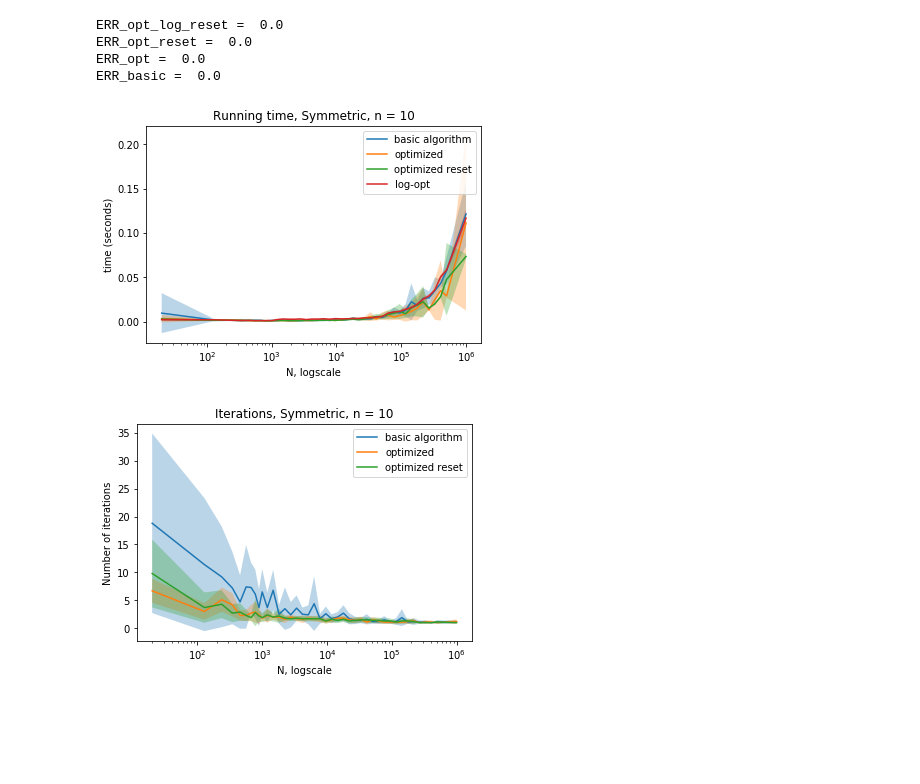
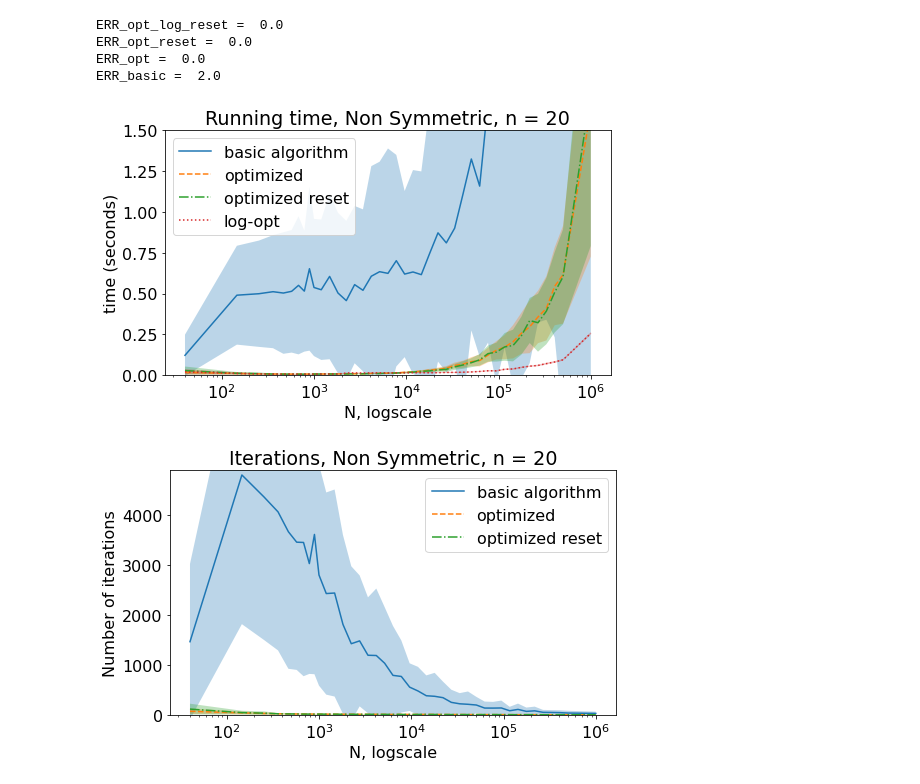
Before and after one commit to FraCose/Recombination_Random_Algos, a Jupyter notebook: Comparison_random_algos.ipynb, the cells around one changed output. Cells and saved outputs as stored; diff of their text form; code cells hidden in the pictures; blank space fills up the shorter version.

```diff
--- a/Comparison_random_algos.ipynb
+++ b/Comparison_random_algos.ipynb
@@ -5,8 +5,8 @@ import recombination as rb
 # the running time of the notebook could be quite long (about 1 hour).
 # it is suggested to try with a sample value of 10 to experiment.
 
-n = [10]
-sample = 10
+n = [20]
+sample = 70
 # %%
 N = np.linspace(2*n[0],1000,10)
 N = np.append(N,np.geomspace(1200,500000,30))
@@ -115,80 +98,84 @@ print("ERR_basic = ", np.max(ERR_basic))
 ERR_opt_log_reset =  0.0
 ERR_opt_reset =  0.0
 ERR_opt =  0.0
-ERR_basic =  0.0
+ERR_basic =  2.0
 # %%
 import matplotlib.pyplot as plt
+plt.rcParams.update({'font.size': 16})
+plt.figure(figsize=(8,4.5))
 
 x = N
 
-plt.plot(x, np.mean(t_basic,axis=2)[0], label = "basic algorithm")
+plt.plot(x, np.mean(t_basic,axis=2)[0], label = "basic algorithm", linestyle='-')
 plt.fill_between(x,
                  np.mean(t_basic,axis=2)[0]-np.std(t_basic,axis=2)[0],
                  np.mean(t_basic,axis=2)[0]+np.std(t_basic,axis=2)[0],
                  alpha=0.3)
 
 
-plt.plot(x, np.mean(t_opt,axis=2)[0], label = "optimized")
+plt.plot(x, np.mean(t_opt,axis=2)[0], label = "optimized", linestyle='--')
 plt.fill_between(x,
                  np.mean(t_opt,axis=2)[0]-np.std(t_opt,axis=2)[0],
                  np.mean(t_opt,axis=2)[0]+np.std(t_opt,axis=2)[0],
                  alpha=0.3)
 
-plt.plot(x, np.mean(t_opt_reset,axis=2)[0], label = "optimized reset")
+plt.plot(x, np.mean(t_opt_reset,axis=2)[0], label = "optimized reset", linestyle='-.')
 plt.fill_between(x,
                  np.mean(t_opt_reset,axis=2)[0]-np.std(t_opt_reset,axis=2)[0],
                  np.mean(t_opt_reset,axis=2)[0]+np.std(t_opt_reset,axis=2)[0],
                  alpha=0.3)
 
-plt.plot(x, np.mean(t_opt_log_reset,axis=2)[0], label = "log-opt")
+plt.plot(x, np.mean(t_opt_log_reset,axis=2)[0], label = "log-opt", linestyle=':')
 plt.fill_between(x,
                  np.mean(t_opt_log_reset,axis=2)[0]-np.std(t_opt_log_reset,axis=2)[0],
                  np.mean(t_opt_log_reset,axis=2)[0]+np.std(t_opt_log_reset,axis=2)[0],
                  alpha=0.3)
 
 plt.legend()
-# plt.ylim([0,0.01])
+plt.ylim([0,1.5])
 plt.xscale('log')
 # Symmetric or not depending on the distirbution of the points chosen before
-plt.title('Running time, Symmetric, n = '+str(n[0]))
+plt.title('Running time, Non Symmetric, n = '+str(n[0]))
 plt.xlabel('N, logscale')
 plt.ylabel('time (seconds)')
-# plt.savefig('bVSo_std_n20_symmetric_70sample_time.pdf', bbox_inches='tight')
+# plt.savefig('bVSo_std_n20_NONsymmetric_70sample_time.pdf', bbox_inches='tight')
 plt.show()
 # %% [output]
-[figure, old version]
+[figure, new version]
 # %%
 import matplotlib.pyplot as plt
+plt.rcParams.update({'font.size': 16})
+plt.figure(figsize=(8,4.5))
 
 x = N
 
-plt.plot(x, np.mean(iterations_basic,axis=2)[0], label = "basic algorithm")
+plt.plot(x, np.mean(iterations_basic,axis=2)[0], label = "basic algorithm", linestyle='-')
 plt.fill_between(x,
                  np.mean(iterations_basic,axis=2)[0]-np.std(iterations_basic,axis=2)[0],
                  np.mean(iterations_basic,axis=2)[0]+np.std(iterations_basic,axis=2)[0],
                  alpha=0.3)
 
 
-plt.plot(x, np.mean(iterations_opt,axis=2)[0], label = "optimized")
+plt.plot(x, np.mean(iterations_opt,axis=2)[0], label = "optimized", linestyle='--')
 plt.fill_between(x,
                  np.mean(iterations_opt,axis=2)[0]-np.std(iterations_opt,axis=2)[0],
                  np.mean(iterations_opt,axis=2)[0]+np.std(iterations_opt,axis=2)[0],
                  alpha=0.3)
 
-plt.plot(x, np.mean(iterations_opt_reset,axis=2)[0], label = "optimized reset")
+plt.plot(x, np.mean(iterations_opt_reset,axis=2)[0], label = "optimized reset", linestyle='-.')
 plt.fill_between(x,
                  np.mean(iterations_opt_reset,axis=2)[0]-np.std(iterations_opt_reset,axis=2)[0],
                  np.mean(iterations_opt_reset,axis=2)[0]+np.std(iterations_opt_reset,axis=2)[0],
                  alpha=0.3)
 
 plt.legend()
-# plt.ylim([0,4000])
+plt.ylim([0,4900])
 plt.xscale('log')
 # Symmetric or not depending on the distirbution of the points chosen before
-plt.title('Iterations, Symmetric, n = '+str(n[0]))
+plt.title('Iterations, Non Symmetric, n = '+str(n[0]))
 plt.xlabel('N, logscale')
 plt.ylabel('Number of iterations')
-# plt.savefig('bVSo_std_n20_symmetric_70sample_iterations.pdf', bbox_inches='tight')
+# plt.savefig('bVSo_std_n20_NONsymmetric_70sample_iterations.pdf', bbox_inches='tight')
 plt.show()
 # %% [output]
-[figure, old version]
+[figure, new version]
```
Also changed, not shown: parts of 2 cells of this notebook, 7 other files.
